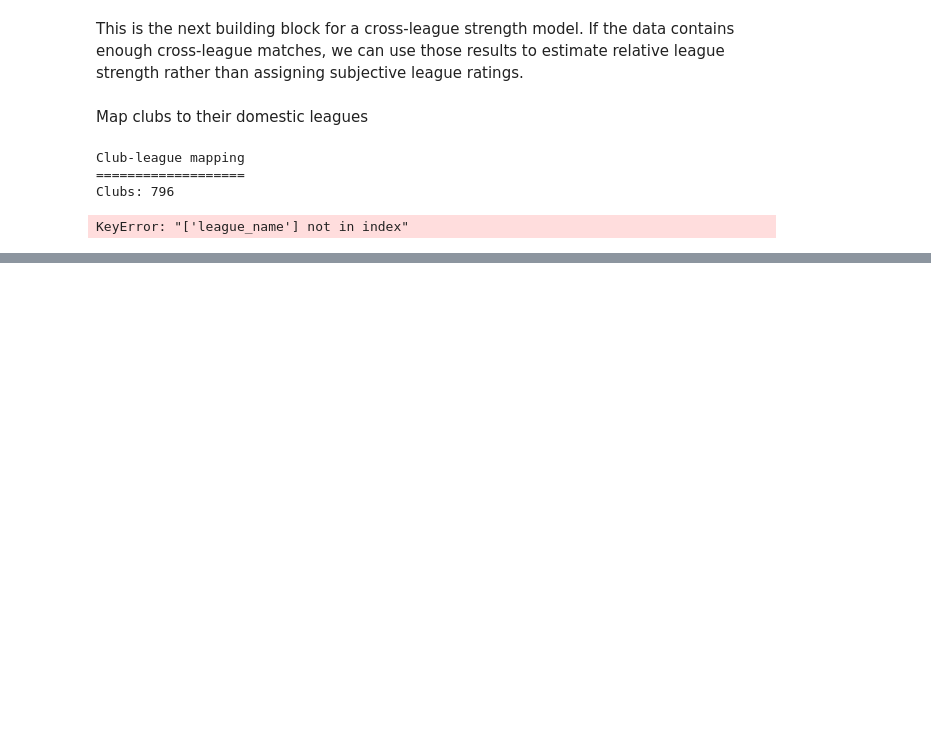
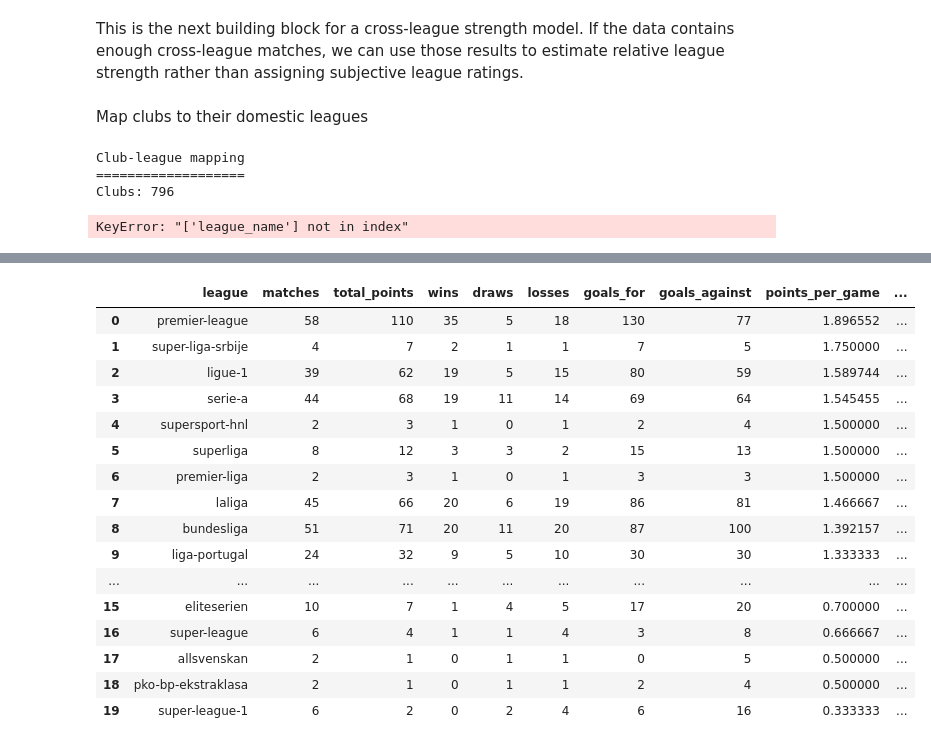
Before and after one commit to SirTEdgar/T_Compares, a Jupyter notebook: FootAnalytics.ipynb, the cells around one changed output, grey strips where cells are left out. Drawn from its saved outputs; the diff is of its cells as text; code cells hidden in the pictures; blank space fills up the shorter version.

```diff
--- a/FootAnalytics.ipynb
+++ b/FootAnalytics.ipynb
@@ -3147,0 +3421,33 @@ KeyError: "['league_name'] not in index"
+# %%
+cross_league_games = international_games_with_leagues[
+    international_games_with_leagues["home_league_id"].notna()
+    & international_games_with_leagues["away_league_id"].notna()
+    & (
+        international_games_with_leagues["home_league_id"]
+        != international_games_with_leagues["away_league_id"]
+    )
+].copy()
+
+print("Cross-league international matches")
+print("==================================")
+print("Matches:", len(cross_league_games))
+
+print("\nDifferent leagues represented:",
+      len(
+          set(cross_league_games["home_league_id"])
+          | set(cross_league_games["away_league_id"])
+      ))
+
+display(
+    cross_league_games[
+        [
+            "competition_name",
+            "home_league",
+            "home_country",
+            "away_league",
+            "away_country",
+            "home_club_goals",
+            "away_club_goals"
+        ]
+    ].head(15)
+)
@@ -3147,0 +3673,20 @@ KeyError: "['league_name'] not in index"
+# %%
+display(international_league_strength)
+# %% [output]
+|  | league | matches | total_points | wins | draws | losses | goals_for | goals_against | points_per_game | ... |
+| 0 | premier-league | 58 | 110 | 35 | 5 | 18 | 130 | 77 | 1.896552 | ... |
+| 1 | super-liga-srbije | 4 | 7 | 2 | 1 | 1 | 7 | 5 | 1.750000 | ... |
+| 2 | ligue-1 | 39 | 62 | 19 | 5 | 15 | 80 | 59 | 1.589744 | ... |
+| 3 | serie-a | 44 | 68 | 19 | 11 | 14 | 69 | 64 | 1.545455 | ... |
+| 4 | supersport-hnl | 2 | 3 | 1 | 0 | 1 | 2 | 4 | 1.500000 | ... |
+| 5 | superliga | 8 | 12 | 3 | 3 | 2 | 15 | 13 | 1.500000 | ... |
+| 6 | premier-liga | 2 | 3 | 1 | 0 | 1 | 3 | 3 | 1.500000 | ... |
+| 7 | laliga | 45 | 66 | 20 | 6 | 19 | 86 | 81 | 1.466667 | ... |
+| 8 | bundesliga | 51 | 71 | 20 | 11 | 20 | 87 | 100 | 1.392157 | ... |
+| 9 | liga-portugal | 24 | 32 | 9 | 5 | 10 | 30 | 30 | 1.333333 | ... |
+| ... | ... | ... | ... | ... | ... | ... | ... | ... | ... | ... |
+| 15 | eliteserien | 10 | 7 | 1 | 4 | 5 | 17 | 20 | 0.700000 | ... |
+| 16 | super-league | 6 | 4 | 1 | 1 | 4 | 3 | 8 | 0.666667 | ... |
+| 17 | allsvenskan | 2 | 1 | 0 | 1 | 1 | 0 | 5 | 0.500000 | ... |
+| 18 | pko-bp-ekstraklasa | 2 | 1 | 0 | 1 | 1 | 2 | 4 | 0.500000 | ... |
+| 19 | super-league-1 | 6 | 2 | 0 | 2 | 4 | 6 | 16 | 0.333333 | ... |
```
Also changed, not shown: parts of 94 cells of this notebook.
